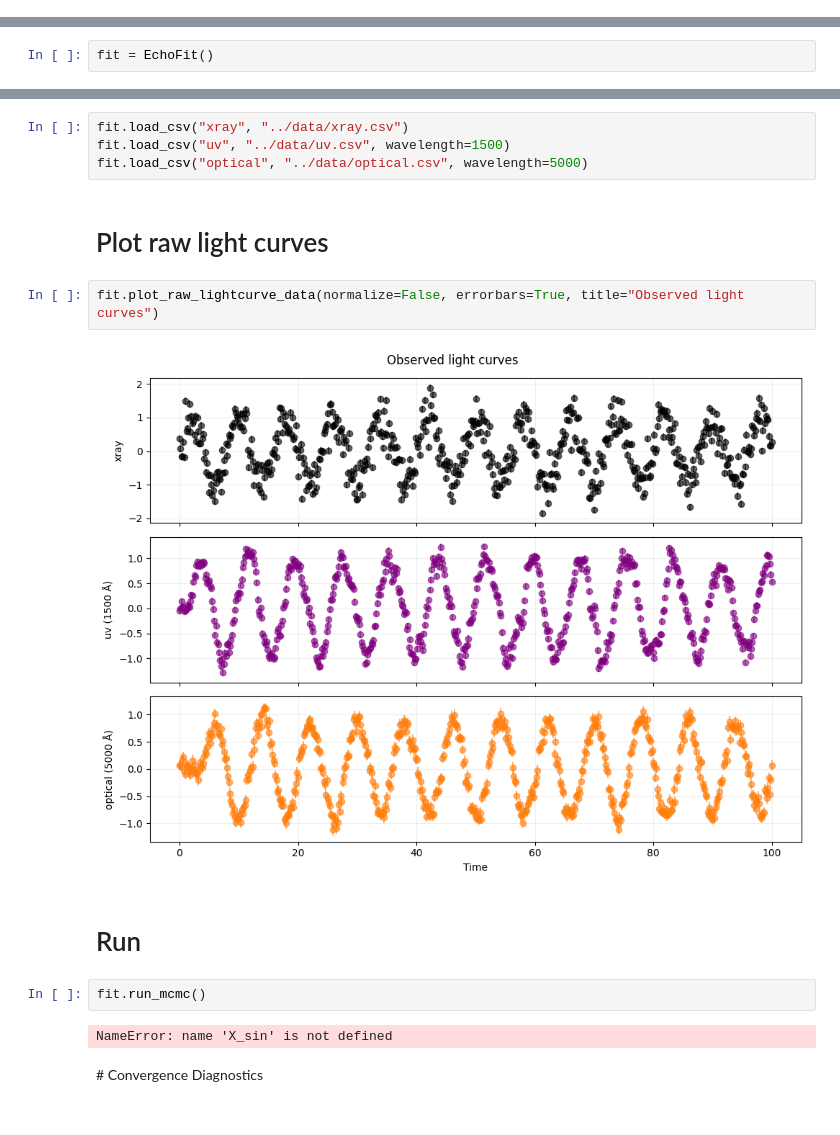
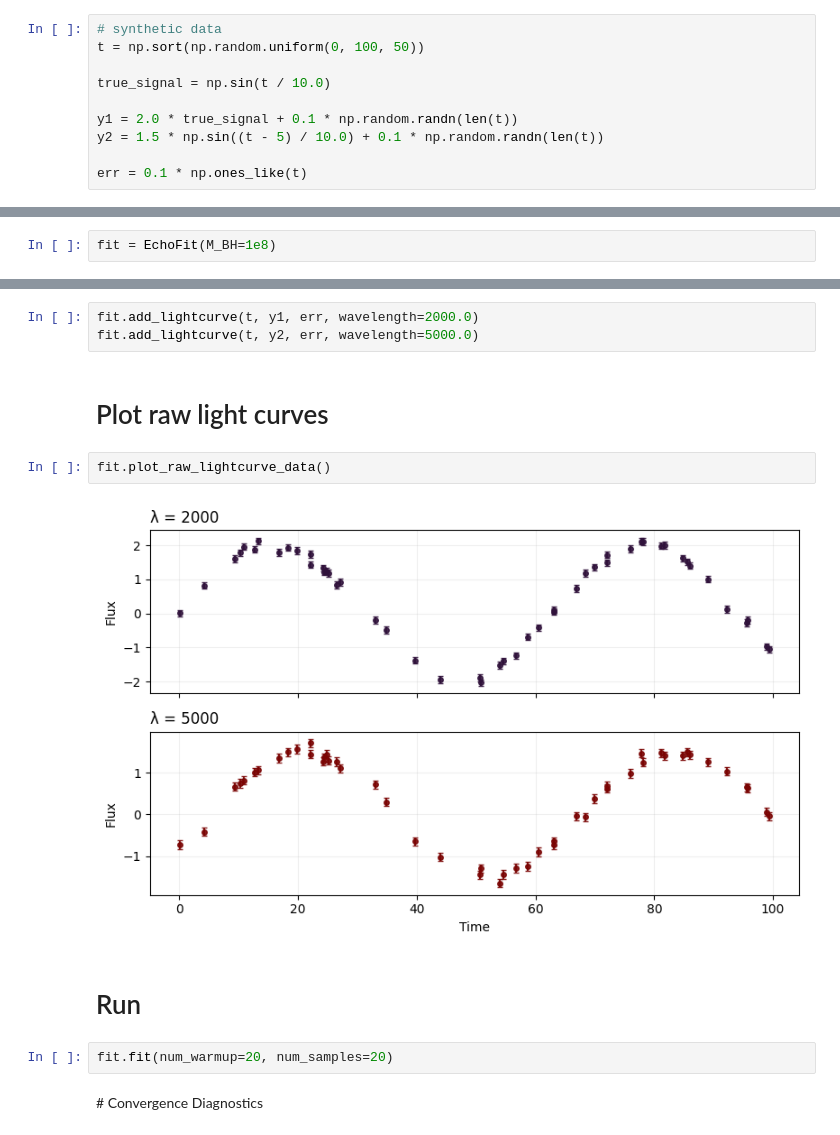
Before and after one commit to drds1/echofit, a Jupyter notebook: notebooks/demo.ipynb, the cells around one changed output, grey strips where cells are left out. Drawn from its saved outputs; the diff is of its cells as text.

Commit message:
add code plotting functions. not bad

```diff
--- a/notebooks/demo.ipynb
+++ b/notebooks/demo.ipynb
@@ -5,24 +11,31 @@ from echofit import EchoFit
+# %%
+# synthetic data
+t = np.sort(np.random.uniform(0, 100, 50))
+
+true_signal = np.sin(t / 10.0)
+
+y1 = 2.0 * true_signal + 0.1 * np.random.randn(len(t))
+y2 = 1.5 * np.sin((t - 5) / 10.0) + 0.1 * np.random.randn(len(t))
+
+err = 0.1 * np.ones_like(t)
 # %% [markdown]
 # Create an echofit instance
 # %%
-fit = EchoFit()
+fit = EchoFit(M_BH=1e8)
 # %% [markdown]
 # Data Ingestion
 # %%
-fit.load_csv("xray", "../data/xray.csv")
-fit.load_csv("uv", "../data/uv.csv", wavelength=1500)
-fit.load_csv("optical", "../data/optical.csv", wavelength=5000)
+fit.add_lightcurve(t, y1, err, wavelength=2000.0)
+fit.add_lightcurve(t, y2, err, wavelength=5000.0)
 # %% [markdown]
 # Plot raw light curves
 # %%
-fit.plot_raw_lightcurve_data(normalize=False, errorbars=True, title="Observed light curves")
+fit.plot_raw_lightcurve_data()
 # %% [output]
-[figure, old version]
+[figure, new version]
 # %% [markdown]
 # Run
 # %%
-fit.run_mcmc()
+fit.fit(num_warmup=20, num_samples=20)
-# %% [output]
-NameError: name 'X_sin' is not defined
 # %% [markdown]
 # Convergence Diagnostics
```
Also changed, not shown: parts of 10 cells of this notebook, 18 other files.
